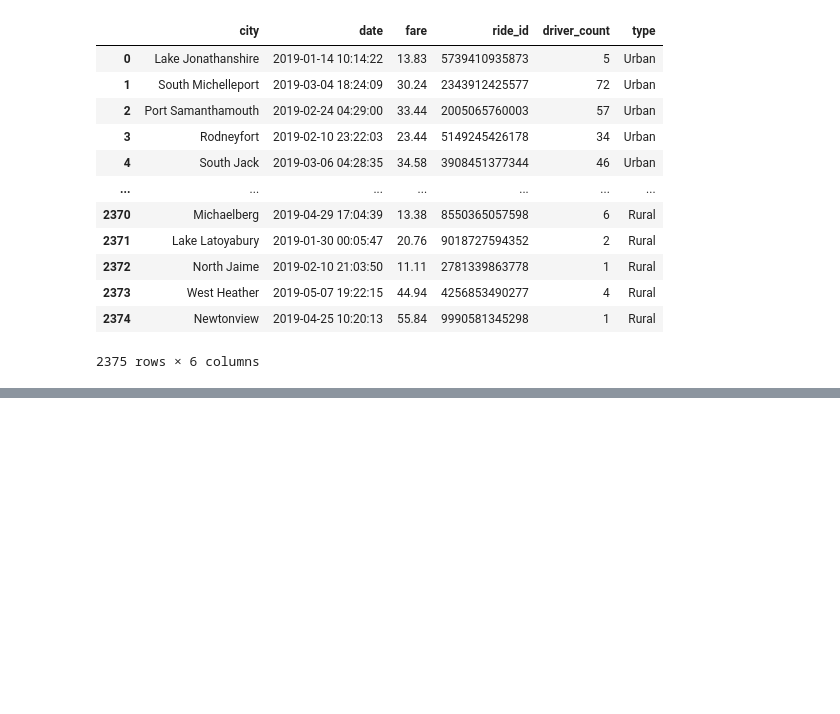
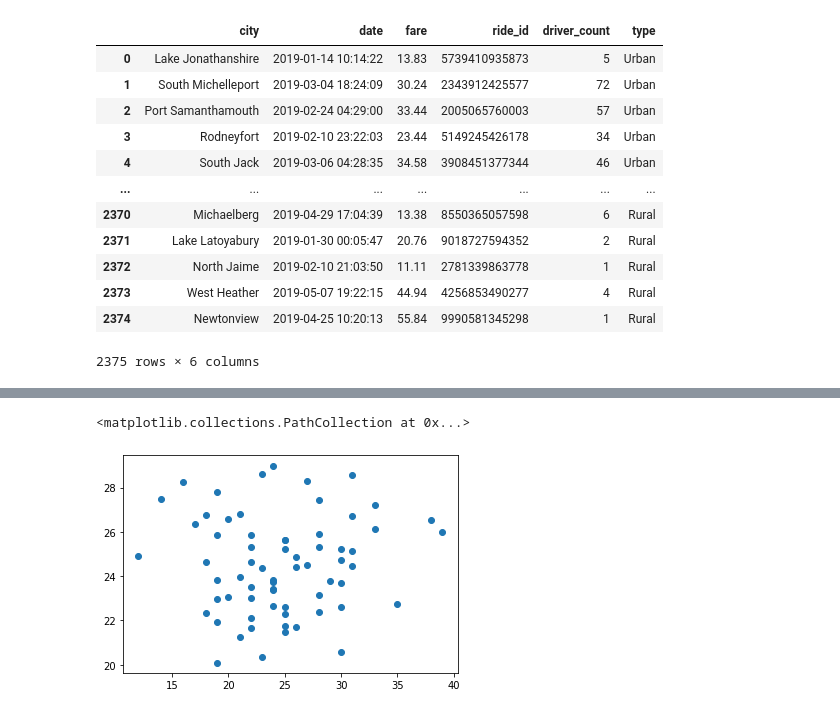
Before and after one commit to Rander417/PyBer_Analysis, a Jupyter notebook: PyBer.ipynb, the cells around one changed output, grey strips where cells are left out. Drawn from its saved outputs; the diff is of its cells as text; code cells hidden in the pictures; blank space fills up the shorter version.

Commit message:
5.3.6 completed. Very nice looking scatter plot completed. Good reference point for the future

```diff
--- a/PyBer.ipynb
+++ b/PyBer.ipynb
@@ -134,3 +134,9 @@ pyber_data_df
 | 2373 | West Heather | 2019-05-07 19:22:15 | 44.94 | 4256853490277 | 4 | Rural |
 | 2374 | Newtonview | 2019-04-25 10:20:13 | 55.84 | 9990581345298 | 1 | Rural |
 2375 rows × 6 columns
+# %%
+# Now we cut the Data by city type ############################################################
+# Ref to this code for subsetting
+urban_cities_df = pyber_data_df[pyber_data_df["type"] == "Urban"]
+suburban_cities_df = pyber_data_df[pyber_data_df["type"] == "Suburban"]
+rural_cities_df = pyber_data_df[pyber_data_df["type"] == "Rural"]
@@ -136,0 +191,10 @@ pyber_data_df
+# %%
+#Now we need to get the number of rides for each city by each type of city
+#Have to create SERIES based on the city using groupby
+
+# Get the number (count() )of rides for each city type (these are series)
+urban_ride_count = urban_cities_df.groupby(["city"]).count()["ride_id"]
+suburban_ride_count = suburban_cities_df.groupby(["city"]).count()["ride_id"]
+rural_ride_count = rural_cities_df.groupby(["city"]).count()["ride_id"]
+
+urban_ride_count
@@ -136,0 +215,5 @@ pyber_data_df
+# %%
+# Get the number mean() of rides for each city type (these are series)
+urban_avg_fare = urban_cities_df.groupby(["city"]).mean()["fare"]
+suburban_avg_fare = suburban_cities_df.groupby(["city"]).mean()["fare"]
+rural_avg_fare = rural_cities_df.groupby(["city"]).mean()["fare"]
@@ -136,0 +264,7 @@ pyber_data_df
+# %%
+#Scatter (MATLAB)
+# Build the scatter plots for urban cities.
+plt.scatter(urban_ride_count, urban_avg_fare)
+# %% [output]
+<matplotlib.collections.PathCollection at 0x...>
+[figure, added]
```
Also changed, not shown: parts of 13 cells of this notebook, 1 other file.
